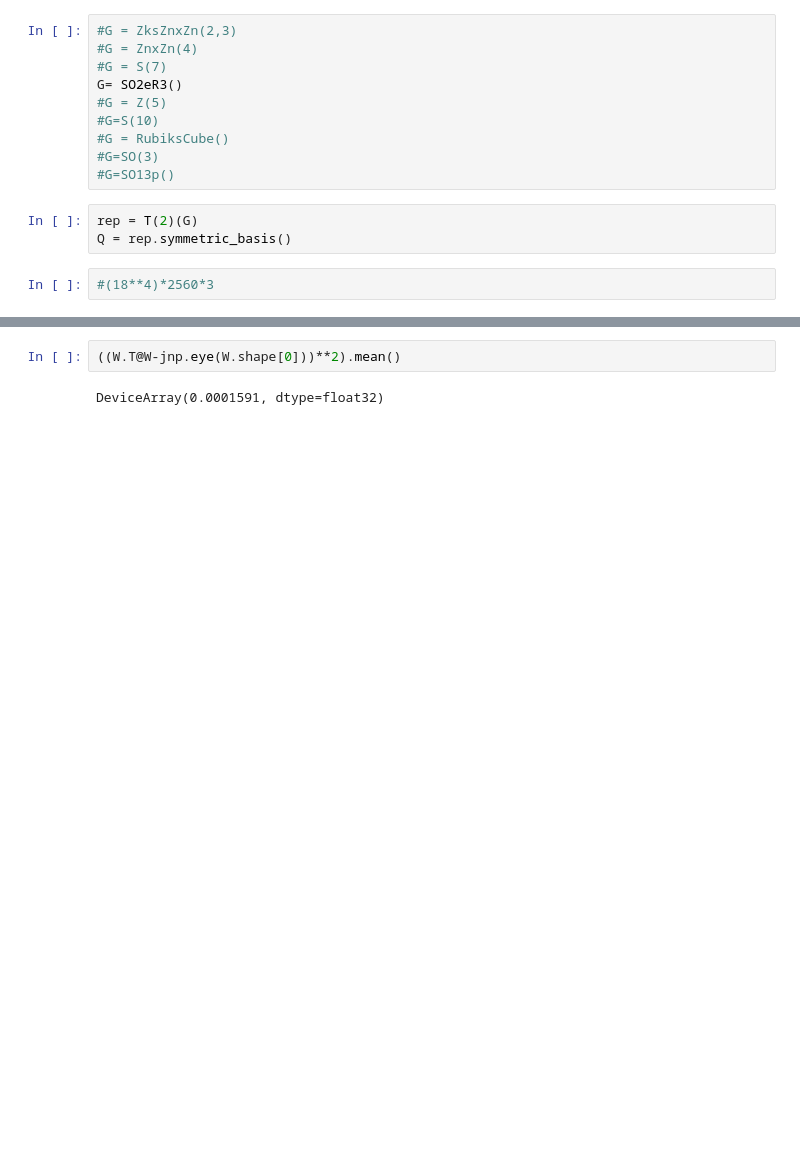
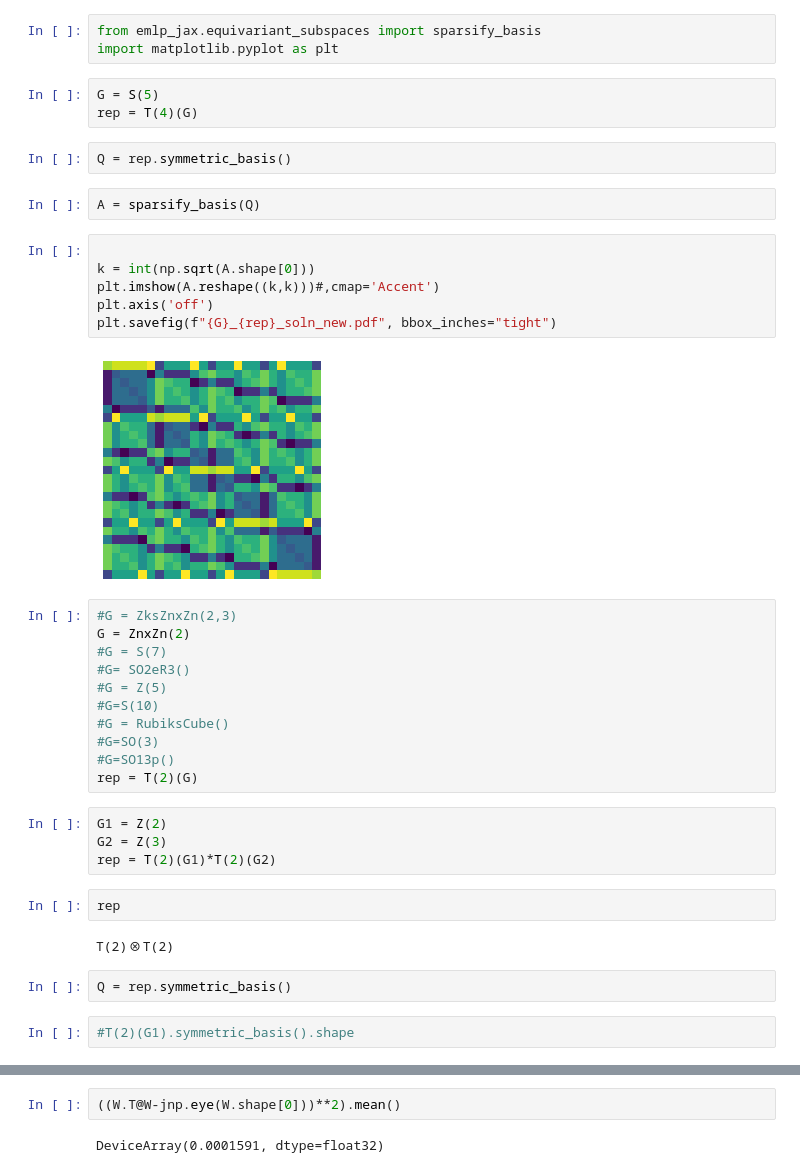
Before and after one commit to mfinzi/equivariant-MLP, a Jupyter notebook: cube_test.ipynb, the cells around one changed output, grey strips where cells are left out. Saved outputs shown, nothing was run; the diff lists cells and outputs as text; blank space fills up the shorter version.

```diff
--- a/cube_test.ipynb
+++ b/cube_test.ipynb
@@ -10,18 +351,44 @@ from emlp_jax.mlp import uniform_allocation
+# %%
+from emlp_jax.equivariant_subspaces import sparsify_basis
+import matplotlib.pyplot as plt
+# %%
+G = S(5)
+rep = T(4)(G)
+# %%
+Q = rep.symmetric_basis()
+# %%
+A = sparsify_basis(Q)
+# %%
+
+k = int(np.sqrt(A.shape[0]))
+plt.imshow(A.reshape((k,k)))#,cmap='Accent')
+plt.axis('off')
+plt.savefig(f"{G}_{rep}_soln_new.pdf", bbox_inches="tight")
+# %% [output]
+[figure, added]
 # %%
 #G = ZksZnxZn(2,3)
-#G = ZnxZn(4)
+G = ZnxZn(2)
 #G = S(7)
-G= SO2eR3()
+#G= SO2eR3()
 #G = Z(5)
 #G=S(10)
 #G = RubiksCube()
 #G=SO(3)
 #G=SO13p()
+rep = T(2)(G)
+# %%
+G1 = Z(2)
+G2 = Z(3)
+rep = T(2)(G1)*T(2)(G2)
+# %%
+rep
+# %% [output]
+T(2)⊗T(2)
+# %%
+Q = rep.symmetric_basis()
 # %%
-rep = T(2)(G)
-Q = rep.symmetric_basis()
+#T(2)(G1).symmetric_basis().shape
-# %%
-#(18**4)*2560*3
 # %%
 Q.shape
 # %% [output]
```
Also changed, not shown: parts of 125 cells of this notebook, 9 other files.
